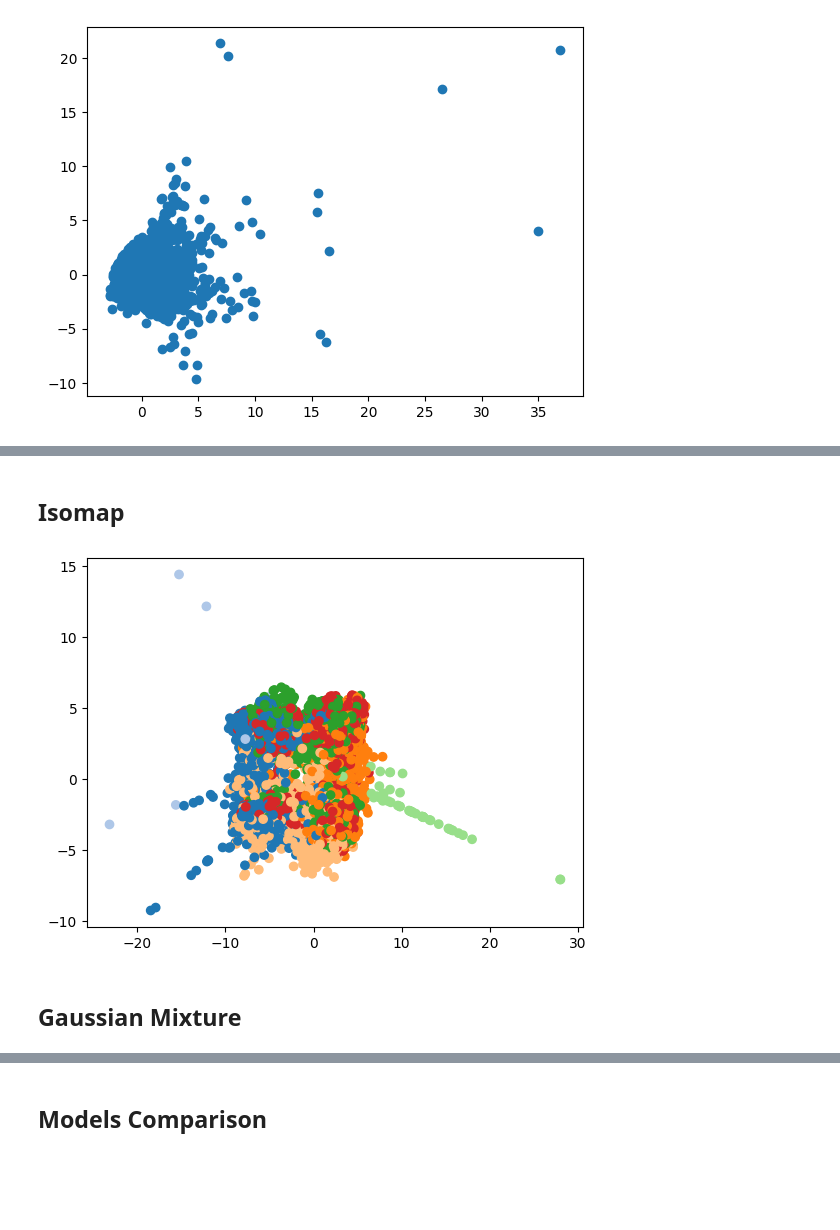
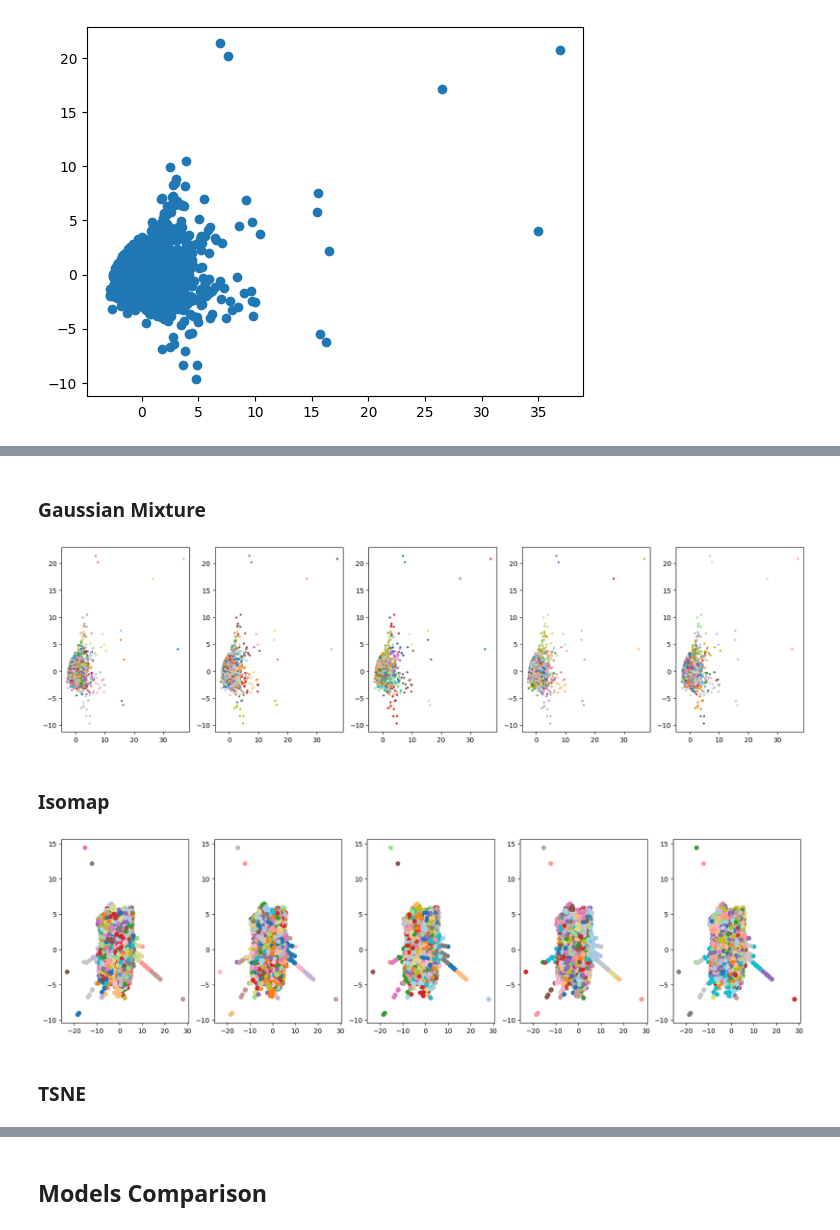
Before and after one commit to Ethan2541/Projet-DALAS, a Jupyter notebook: src/analyses/clustering.ipynb, the cells around one changed output, grey strips where cells are left out. Saved outputs shown, nothing was run; the diff lists cells and outputs as text; code cells hidden in the pictures; blank space fills up the shorter version.

Commit message:
Predictions

```diff
--- a/src/analyses/clustering.ipynb
+++ b/src/analyses/clustering.ipynb
@@ -175,7 +198,0 @@ plt.show()
-# %%
-tab20 = plt.get_cmap('tab20')
-
-km = KMeans(n_clusters=216)
-pred = km.fit_predict(pca_data)
-plt.scatter(pca_data[:,0], pca_data[:,1], color=[tab20.colors[pred[i]%20] for i in range(len(pca_data))], s=5)
-plt.show()
@@ -184,18 +215,42 @@ plt.show()
+# %% [markdown]
+### Gaussian Mixture
+# %%
+plt.subplots(1, 5, figsize=(20, 5))
+
+for seed in range(5, 10):
+    gmm = GaussianMixture(n_components=216, random_state=seed)
+    pred = gmm.fit_predict(pca_data)
+    color = [tab20.colors[pred[i]%20] for i in range(len(pca_data))]
+
+    scores["GaussianMixture"]["Silhouette"].append(silhouette_score(pca_data, pred))
+    scores["GaussianMixture"]["Davies-Bouldin"].append(davies_bouldin_score(pca_data, pred))
+
+    plt.subplot(1, 5, seed-4)
+    plt.scatter(pca_data[:,0], pca_data[:,1], c=color, s=5)
+plt.show()
+# %% [output]
+[figure, added]
 # %% [markdown]
-## Isomap
+### Isomap
 # %%
-isomap = Isomap()
-isomap_data = isomap.fit_transform(df_clustering)
+with warnings.catch_warnings(action="ignore"):
+    isomap = Isomap()
+    isomap_data = isomap.fit_transform(df_clustering)
 
-km = KMeans(n_clusters=216)
-pred = km.fit_predict(df_clustering)
-color = [tab20.colors[pred[i]%20] for i in range(len(isomap_data))]
+    plt.subplots(1, 5, figsize=(20, 5))
+    for seed in range(10, 15):
+        km = KMeans(n_clusters=216)
+        pred = km.fit_predict(df_clustering)
+        color = [tab20.colors[pred[i]%20] for i in range(len(isomap_data))]
 
-plt.figure()
-plt.scatter(isomap_data[:,0], isomap_data[:,1], color=color)
-plt.show()
+        scores["Isomap"]["Silhouette"].append(silhouette_score(isomap_data, pred))
+        scores["Isomap"]["Davies-Bouldin"].append(davies_bouldin_score(isomap_data, pred))
+
+        plt.subplot(1, 5, seed-9)
+        plt.scatter(isomap_data[:,0], isomap_data[:,1], color=color)
+    plt.show()
 # %% [output]
-[figure, old version]
+[figure, new version]
-# %% [markdown]
-## Gaussian Mixture
+# %% [markdown]
+### TSNE
 # %%
```
Also changed, not shown: parts of 22 cells of this notebook, 1 other file.
